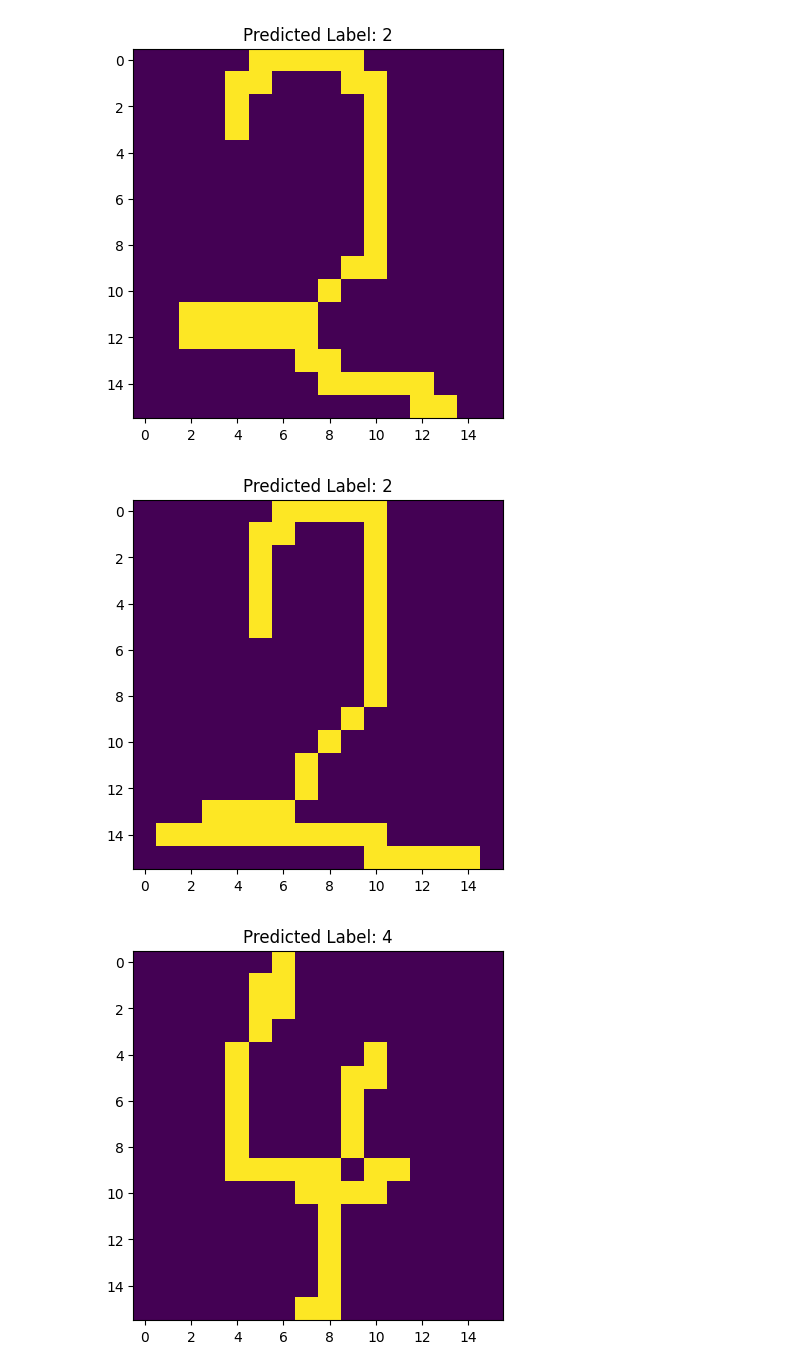
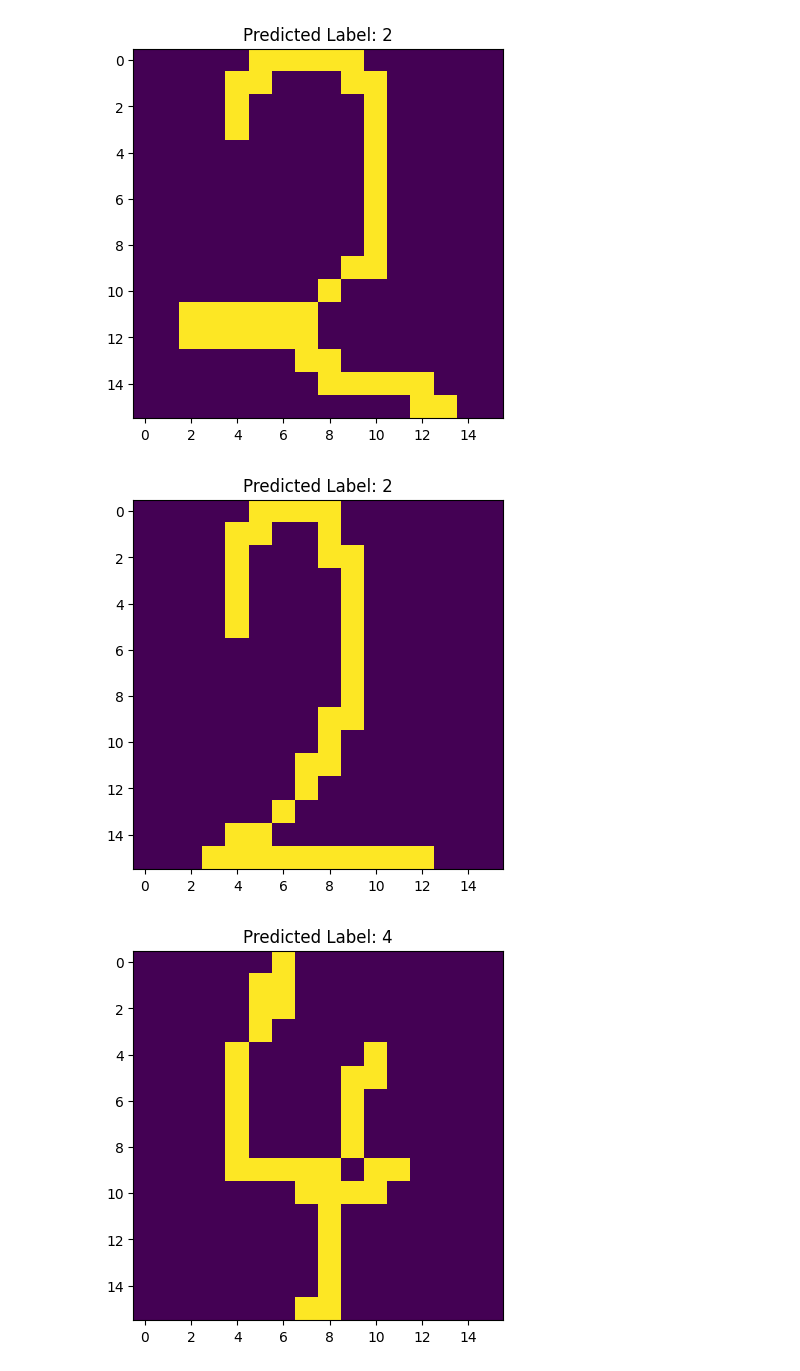
Before and after one commit to zubayr-ahmad/Machine-Learning-Assignments, a Jupyter notebook: A05_OCR/OCR.ipynb, the cells around one changed output. Drawn from its saved outputs; the diff is of its cells as text; code cells hidden in the pictures.

Commit message:
minor change to have a different image

```diff
--- a/A05_OCR/OCR.ipynb
+++ b/A05_OCR/OCR.ipynb
@@ -342,12 +342,12 @@ plt.show()
 [figure]
 # %%
 img_label = predictions_test[45]
-img = np.reshape(test_x[45],(16,16),order= 'F')
+img = np.reshape(test_x[35],(16,16),order= 'F')
 plt.title('Predicted Label: '+str(img_label))
 plt.imshow(img)
 plt.show()
 # %% [output]
-[figure, old version]
+[figure, new version]
 # %%
 img_label = predictions_test[79]
 img = np.reshape(test_x[79],(16,16),order= 'F')
```
